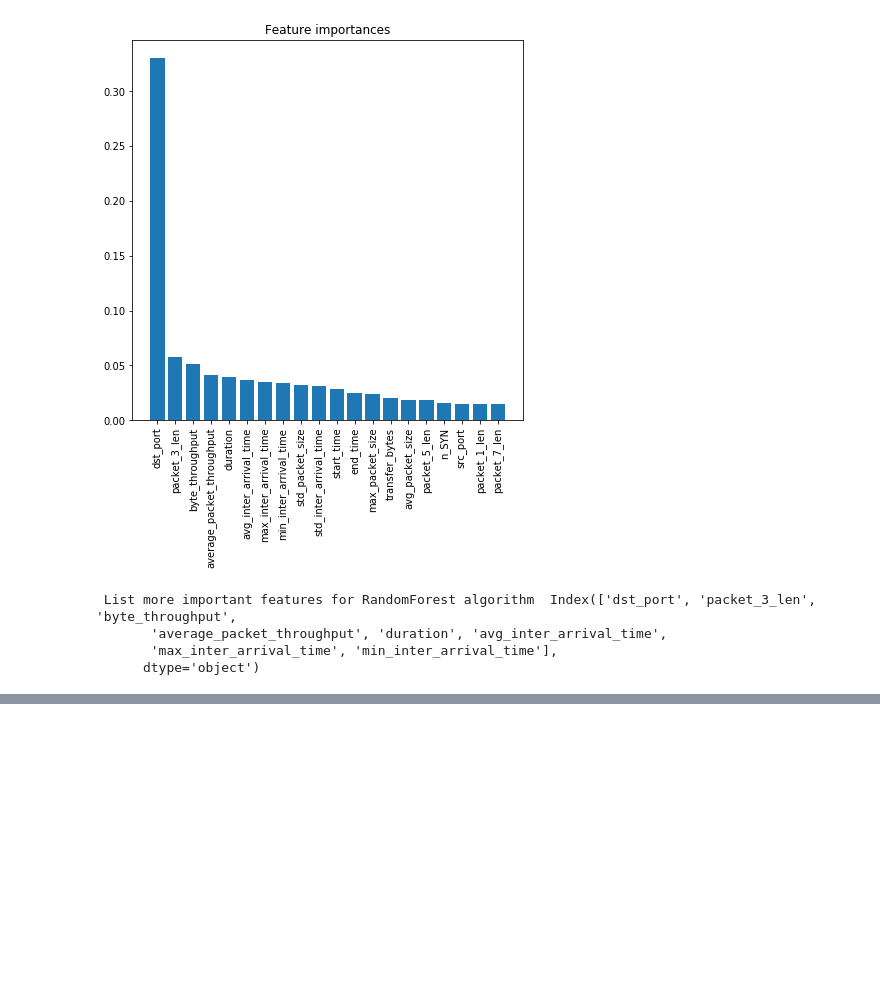
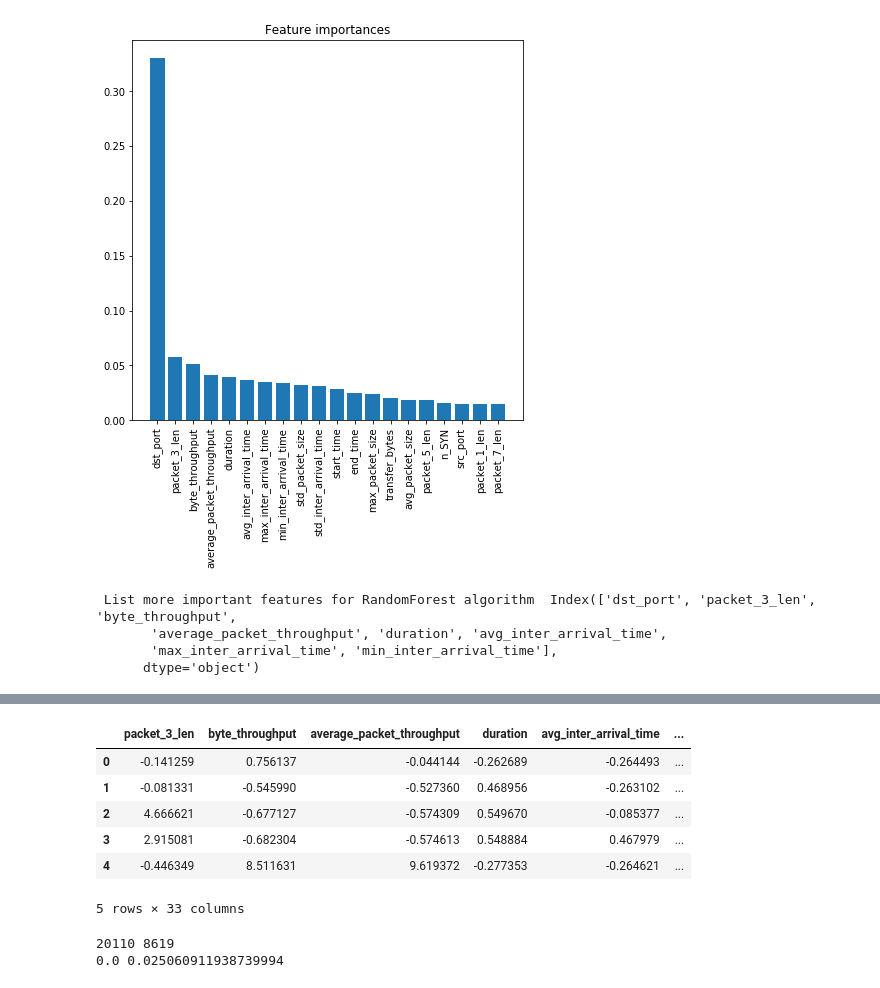
Before and after one commit to AndreySindeev/RandomForestFeatureImportances, a Jupyter notebook: RandomForestImportancesFeature.ipynb, the cells around one changed output, grey strips where cells are left out. Cells and saved outputs as stored; diff of their text form; code cells hidden in the pictures; blank space fills up the shorter version.

Commit message:
add new data for model Random Forest with importances features

```diff
--- a/RandomForestImportancesFeature.ipynb
+++ b/RandomForestImportancesFeature.ipynb
@@ -138,0 +178,3 @@ print(" List more important features for RandomForest algorithm ", best_features
+# %%
+most_imp_ten_features = [feature_names[idx] for idx in indices[:10]]
+most_imp_five_features = [feature_names[idx] for idx in indices[1:]]
@@ -138,0 +201,32 @@ print(" List more important features for RandomForest algorithm ", best_features
+# %%
+new_df = pd.DataFrame(X[most_imp_five_features])
+# %%
+new_df.head()
+# %% [output]
+|  | packet_3_len | byte_throughput | average_packet_throughput | duration | avg_inter_arrival_time | ... |
+| 0 | -0.141259 | 0.756137 | -0.044144 | -0.262689 | -0.264493 | ... |
+| 1 | -0.081331 | -0.545990 | -0.527360 | 0.468956 | -0.263102 | ... |
+| 2 | 4.666621 | -0.677127 | -0.574309 | 0.549670 | -0.085377 | ... |
+| 3 | 2.915081 | -0.682304 | -0.574613 | 0.548884 | 0.467979 | ... |
+| 4 | -0.446349 | 8.511631 | 9.619372 | -0.277353 | -0.264621 | ... |
+5 rows × 33 columns
+# %%
+# тестовая и тренировочная выборка
+
+from sklearn.model_selection import train_test_split
+
+X_train, X_test, y_train, y_test = train_test_split(new_df, y, test_size=0.3, random_state=11)
+
+N_train, _ = X_train.shape
+N_test, _ = X_test.shape
+print(N_train, N_test)
+
+rf = ensemble.RandomForestClassifier(n_estimators=100, random_state=11)
+rf.fit(X_train, y_train)
+
+err_train = np.mean(y_train != rf.predict(X_train))
+err_test = np.mean(y_test != rf.predict(X_test))
+print (err_train, err_test)
+# %% [output]
+20110 8619
+0.0 0.025060911938739994
```
Also changed, not shown: parts of 6 cells of this notebook.
